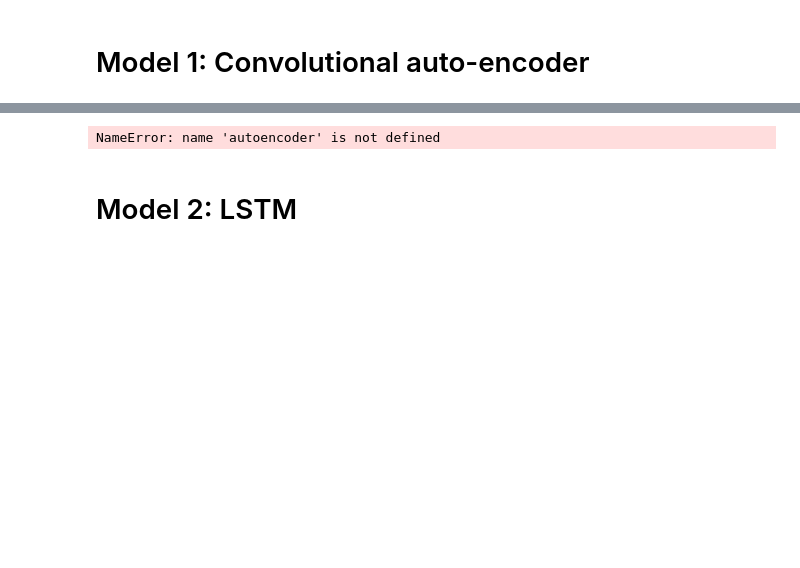
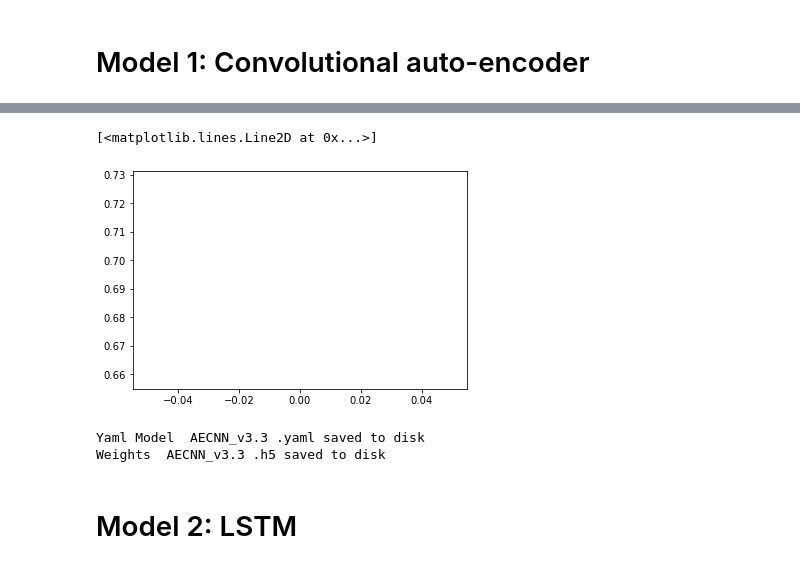
Before and after one commit to dorrabennour/DeepPV, a Jupyter notebook: AECNN_LSTM.ipynb, the cells around one changed output, grey strips where cells are left out. Cells and saved outputs as stored; diff of their text form; code cells hidden in the pictures; blank space fills up the shorter version.

```diff
--- a/AECNN_LSTM.ipynb
+++ b/AECNN_LSTM.ipynb
@@ -208,8 +210,8 @@ xr.open_dataset('/homedata/dbennour/DeepPV/CAL_CMV_slot/train_data/CAL_CMV_20160
 # %%
 data_path='/homedata/dbennour/DeepPV/CAL_CMV_slot/'
-data_generator_train = CAL_CMV_DataGenerator('train_data', data_path,to_fit=True)
-data_generator_val=CAL_CMV_DataGenerator('val_data', data_path,to_fit=True)
-data_generator_test=CAL_CMV_DataGenerator('test_data', data_path,to_fit=False)
+data_generator_train = CAL_CMV_DataGenerator('train_data', data_path,to_fit=True,batch_size=32)
+data_generator_val=CAL_CMV_DataGenerator('val_data', data_path,to_fit=True,batch_size=32)
+data_generator_test=CAL_CMV_DataGenerator('test_data', data_path,to_fit=False,batch_size=32)
 # %%
 data_generator_train
 # %% [output]
@@ -296,0 +250,2 @@ decoded_imgs= autoencoder.predict(X_test)
+# %%
+ history=AECNN_fit(autoencoder,data_generator_train,data_generator_val,1)
@@ -334,6 +280,12 @@ autoencoder=AECNN_build()
-# %%
- AECNN_fit(autoencoder,data_generator_train,data_generator_val,3)
-# %% [output]
-NameError: name 'autoencoder' is not defined
+# %%
+plt.plot(history.history['loss'])
+# %% [output]
+[<matplotlib.lines.Line2D at 0x...>]
+[figure, added]
+# %%
+saveModel(autoencoder,"AECNN_v3.4")
+# %% [output]
+Yaml Model  AECNN_v3.3 .yaml saved to disk
+Weights  AECNN_v3.3 .h5 saved to disk
 # %% [markdown]
 # Model 2: LSTM
```
Also changed, not shown: parts of 21 cells of this notebook.
